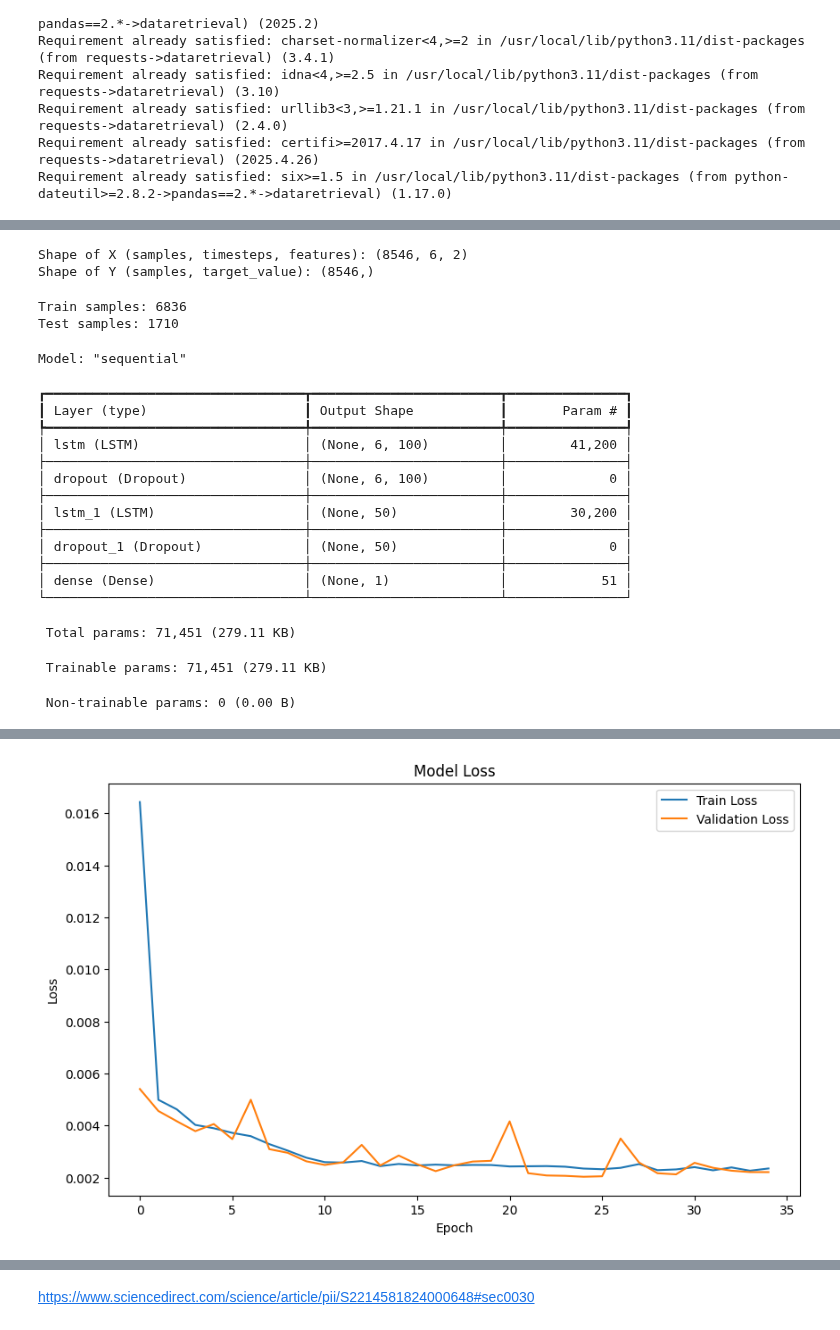
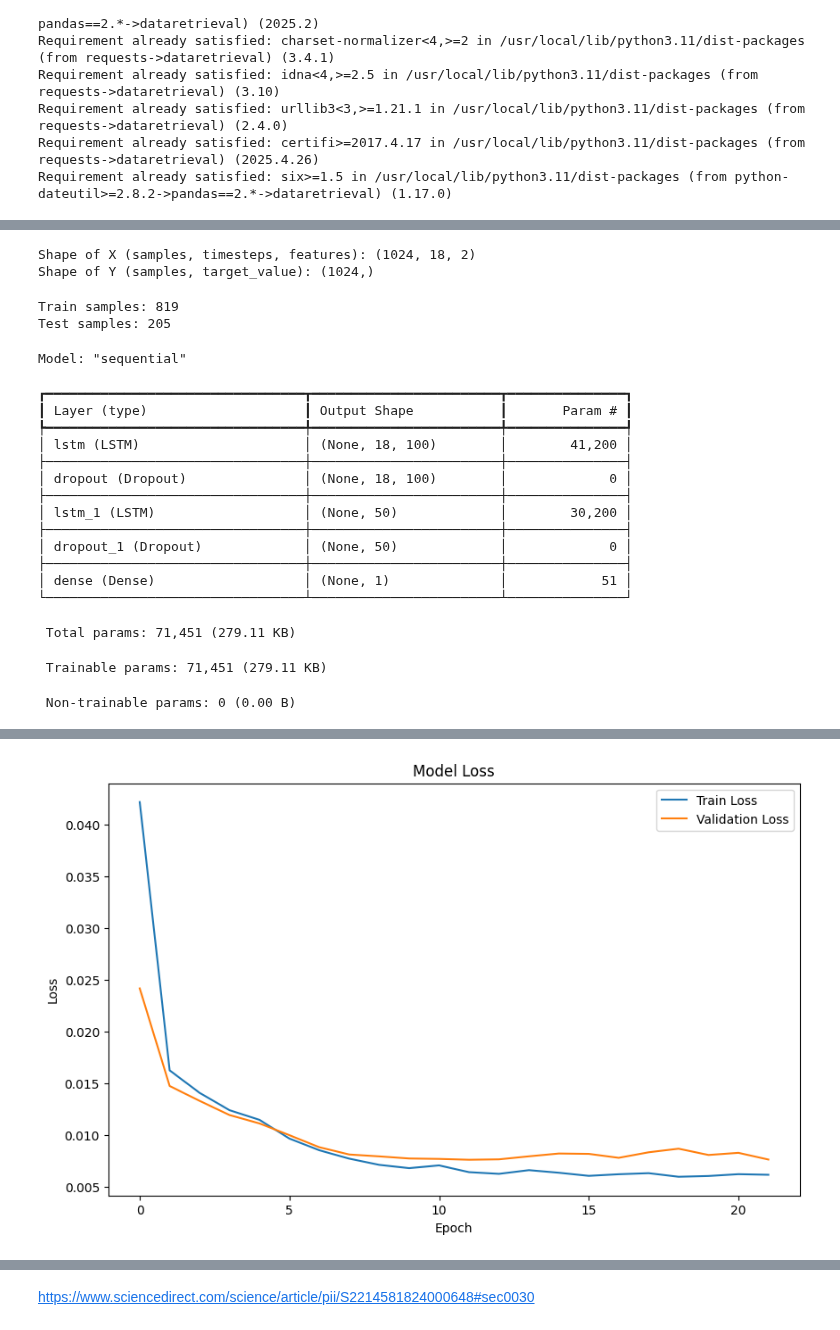
Before and after one commit to th2018/stream_thermal_2025_ms, a Jupyter notebook: LSTM/LSTM_single_station.ipynb, the cells around one changed output, grey strips where cells are left out. Saved outputs shown, nothing was run; the diff lists cells and outputs as text; code cells hidden in the pictures.

```diff
--- a/LSTM/LSTM_single_station.ipynb
+++ b/LSTM/LSTM_single_station.ipynb
@@ -48,7 +54,7 @@ print("Current time:", current_time)
 startDate = "1995-10-01"
 endDate = "2024-09-30"
 model_site = [
-            '13340000'#'13176400' #"12305000"#"13311450" # "13296000"
+            '13310850' #'13340000'#'13176400' #"12305000"#"13311450" # "13296000"
 ]
 units_day = 365
 missing_data_threshold = 0.90 *365
@@ -119,7 +125,7 @@ df_cleaned['Date'] = pd.to_datetime(df_cleaned['Date'])
 
 train_month = [ 6, 7, 8]
 
-df_cleaned[ df_cleaned['Date'].dt.month.isin( train_month )]
+df_cleaned= df_cleaned[ df_cleaned['Date'].dt.month.isin( train_month )]
 
 # Print the cleaned DataFrame
 print(df_cleaned)
@@ -215,7 +211,7 @@ See the caveats in the documentation: https://pandas.pydata.org/pandas-docs/stab
 # 'timesteps' (also known as look_back) determines how many previous time steps
 # the LSTM will consider to predict the next value.
 
-look_back = 6 # You can adjust this based on your data's seasonality/dependencies
+look_back = 18 # You can adjust this based on your data's seasonality/dependencies
 
 def create_sequences(data, look_back, features_cols, target_col):
     X, Y = [], []
@@ -238,8 +234,8 @@ X, Y = create_sequences(df, look_back, features, target)
 print(f"\nShape of X (samples, timesteps, features): {X.shape}")
 print(f"Shape of Y (samples, target_value): {Y.shape}")
 # %% [output]
-Shape of X (samples, timesteps, features): (8546, 6, 2)
-Shape of Y (samples, target_value): (8546,)
+Shape of X (samples, timesteps, features): (1024, 18, 2)
+Shape of Y (samples, target_value): (1024,)
 # %%
 # --- 4. Train-Test Split (Time Series Split) ---
 # It's crucial to split time series data chronologically to avoid data leakage.
@@ -250,8 +246,8 @@ Y_train, Y_test = Y[0:train_size], Y[train_size:len(Y)]
 print(f"Train samples: {len(X_train)}")
 print(f"Test samples: {len(X_test)}")
 # %% [output]
-Train samples: 6836
-Test samples: 1710
+Train samples: 819
+Test samples: 205
 # %%
 # --- 5. Build LSTM Model ---
 h1= 100
@@ -282,9 +278,9 @@ Model: "sequential"
 ┏━━━━━━━━━━━━━━━━━━━━━━━━━━━━━━━━━┳━━━━━━━━━━━━━━━━━━━━━━━━┳━━━━━━━━━━━━━━━┓
 ┃ Layer (type)                    ┃ Output Shape           ┃       Param # ┃
 ┡━━━━━━━━━━━━━━━━━━━━━━━━━━━━━━━━━╇━━━━━━━━━━━━━━━━━━━━━━━━╇━━━━━━━━━━━━━━━┩
-│ lstm (LSTM)                     │ (None, 6, 100)         │        41,200 │
+│ lstm (LSTM)                     │ (None, 18, 100)        │        41,200 │
 ├─────────────────────────────────┼────────────────────────┼───────────────┤
-│ dropout (Dropout)               │ (None, 6, 100)         │             0 │
+│ dropout (Dropout)               │ (None, 18, 100)        │             0 │
 ├─────────────────────────────────┼────────────────────────┼───────────────┤
 │ lstm_1 (LSTM)                   │ (None, 50)             │        30,200 │
 ├─────────────────────────────────┼────────────────────────┼───────────────┤
@@ -299,7 +295,7 @@ Model: "sequential"
 # --- 6. Train the Model ---
 # EarlyStopping to stop training when a monitored metric has stopped improving.
 early_stopping = EarlyStopping(monitor='val_loss', patience=10, restore_best_weights=True)
-batch =  32
+batch =  8
 history = model.fit(X_train, Y_train,
                     epochs=100, # You can increase epochs, EarlyStopping will handle it
                     batch_size= batch ,
@@ -337 +333 @@ Epoch 35/100
-[figure, old version]
+[figure, new version]
```
Also changed, not shown: parts of 16 cells of this notebook.
